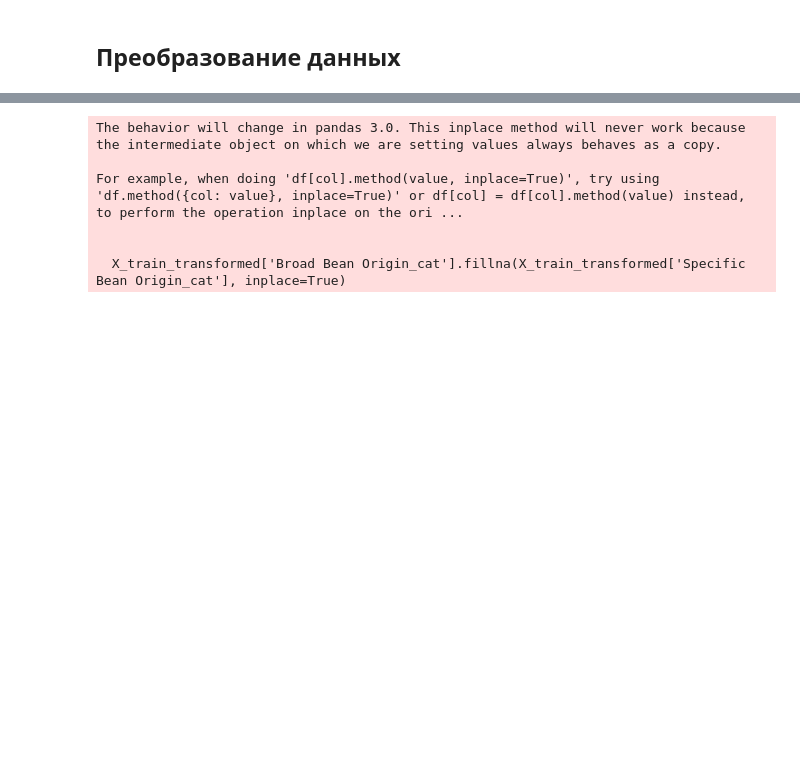
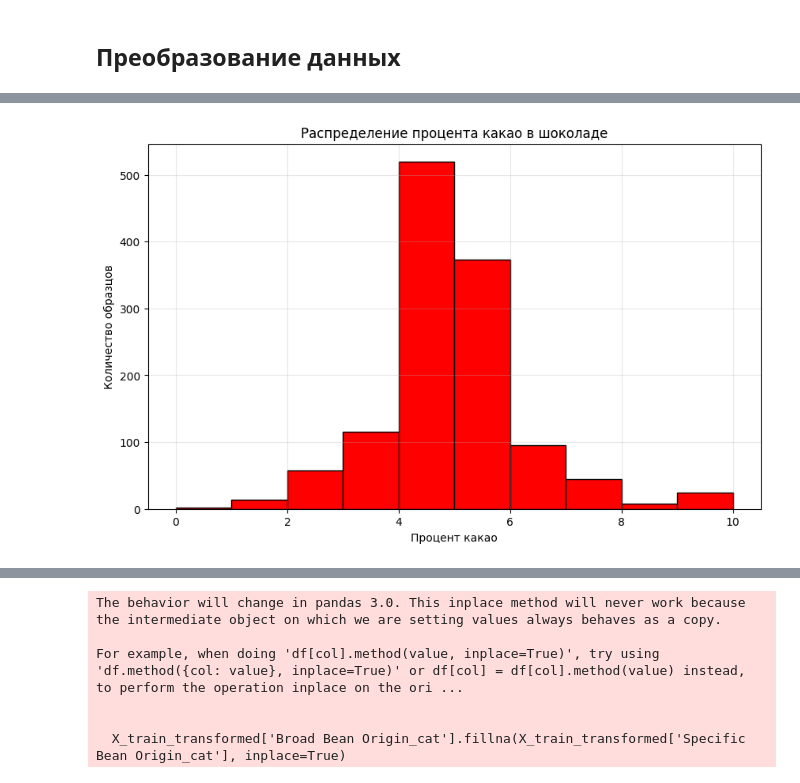
Before and after one commit to psaw/hse-ai24-ml, a Jupyter notebook: Chocolate_kaggle.ipynb, the cells around one changed output, grey strips where cells are left out. Drawn from its saved outputs; the diff is of its cells as text; code cells hidden in the pictures; blank space fills up the shorter version.

```diff
--- a/Chocolate_kaggle.ipynb
+++ b/Chocolate_kaggle.ipynb
@@ -110,0 +124,17 @@ out:  (1253, 7)
+# %%
+from sklearn.preprocessing import KBinsDiscretizer
+
+# Создаем экземпляр KBinsDiscretizer
+discretizer = KBinsDiscretizer(n_bins=11, encode='ordinal', strategy='kmeans', random_state=42)
+discretizer.fit(X_new[['Cocoa Percent_numeric']])
+X_new['Cocoa Percent_numeric_binned'] = discretizer.transform(X_new[['Cocoa Percent_numeric']])
+# %%
+plt.figure(figsize=(10, 6))
+plt.hist(X_new['Cocoa Percent_numeric_binned'], color='red', edgecolor='black')
+plt.title('Распределение процента какао в шоколаде')
+plt.xlabel('Процент какао')
+plt.ylabel('Количество образцов')
+plt.grid(True, alpha=0.3)
+plt.show()
+# %% [output]
+[figure, added]
```
Also changed, not shown: parts of 39 cells of this notebook, 1 other file.
